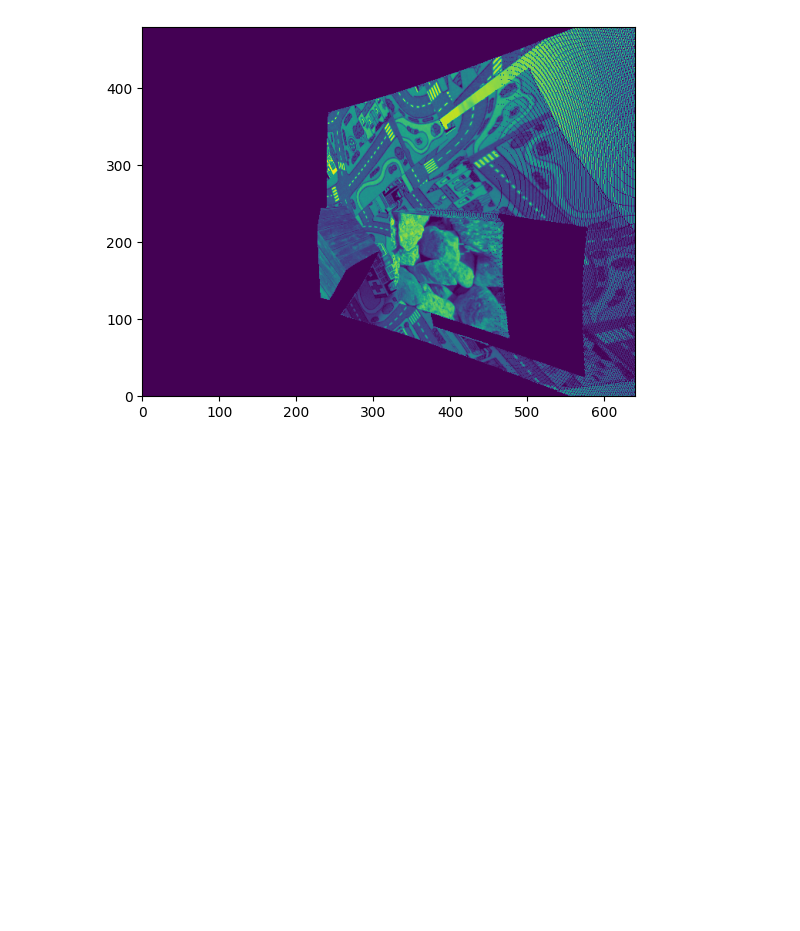
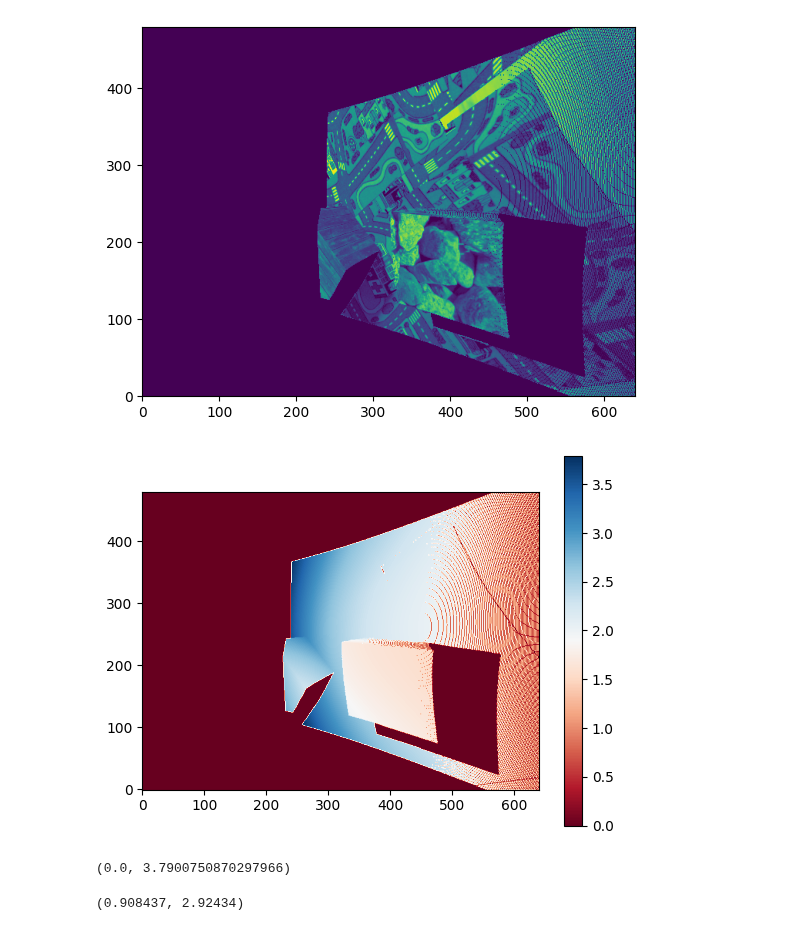
Before and after one commit to GerasimovIV/dense_image_aligment, a Jupyter notebook: DraftReprojection.ipynb, the cells around one changed output. Cells and saved outputs as stored; diff of their text form; code cells hidden in the pictures; blank space fills up the shorter version.

Commit message:
add depth component for reprojection

```diff
--- a/DraftReprojection.ipynb
+++ b/DraftReprojection.ipynb
@@ -68,8 +65,26 @@ p_init = np.array(
 transform = ReprojectionTransformation(p_init=p_init, intrinsic=K.reshape(-1))
 # %%
-image_transformed = transform.apply_transformation(image, shape=image.shape[:2])
+image_transformed, depth_image = transform.apply_transformation(
+    (image_intensity, image_depth),
+    shape=image_intensity.shape[:2]
+)
 # %%
 plt.imshow(image_transformed, origin='lower')
 plt.show()
 # %% [output]
 [figure]
+# %%
+fig, (ax1) = plt.subplots(ncols=1)
+image_show = ax1.imshow(depth_image, origin='lower', cmap='RdBu')
+cbar = fig.colorbar(image_show, ax=ax1)
+plt.show()
+# %% [output]
+[figure, added]
+# %%
+depth_image.min(), depth_image.max()
+# %% [output]
+(0.0, 3.7900750870297966)
+# %%
+image_depth.min(), image_depth.max()
+# %% [output]
+(0.908437, 2.92434)
```
Also changed, not shown: parts of 3 cells of this notebook, 4 other files.
